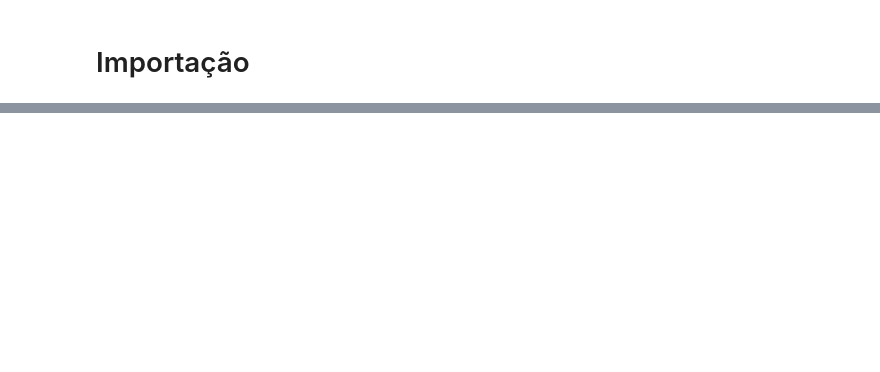
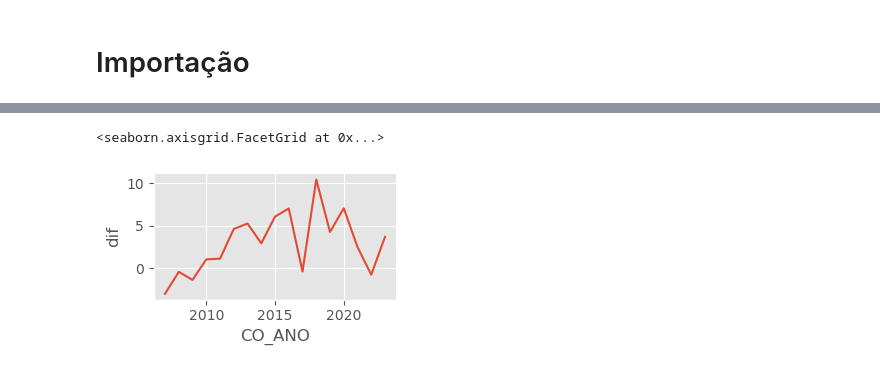
Before and after one commit to AndreCoutinhoBueno/Pricing-Fertilizer, a Jupyter notebook: 5. Conclusions.ipynb, the cells around one changed output, grey strips where cells are left out. Saved outputs shown, nothing was run; the diff lists cells and outputs as text; code cells hidden in the pictures; blank space fills up the shorter version.

```diff
--- a/5. Conclusions.ipynb
+++ b/5. Conclusions.ipynb
@@ -137,2 +29,0 @@ Name: dif, dtype: int64
-# %%
-q=q[q.train_size_anos==5]
@@ -155,0 +30,12 @@ s=q.dif.std()
+# %%
+q.date=pd.to_datetime(q.date)
+# %%
+q['CO_ANO']=q.date.dt.year
+# %%
+q['CO_MES']=q.date.dt.month
+# %%
+plt.style.use('ggplot')
+sns.relplot(data=q.groupby('CO_ANO').dif.mean().reset_index(),x='CO_ANO',y='dif',kind='line',height=2,aspect=1.6)
+# %% [output]
+<seaborn.axisgrid.FacetGrid at 0x...>
+[figure, added]
```
Also changed, not shown: parts of 23 cells of this notebook, 3 other files.
